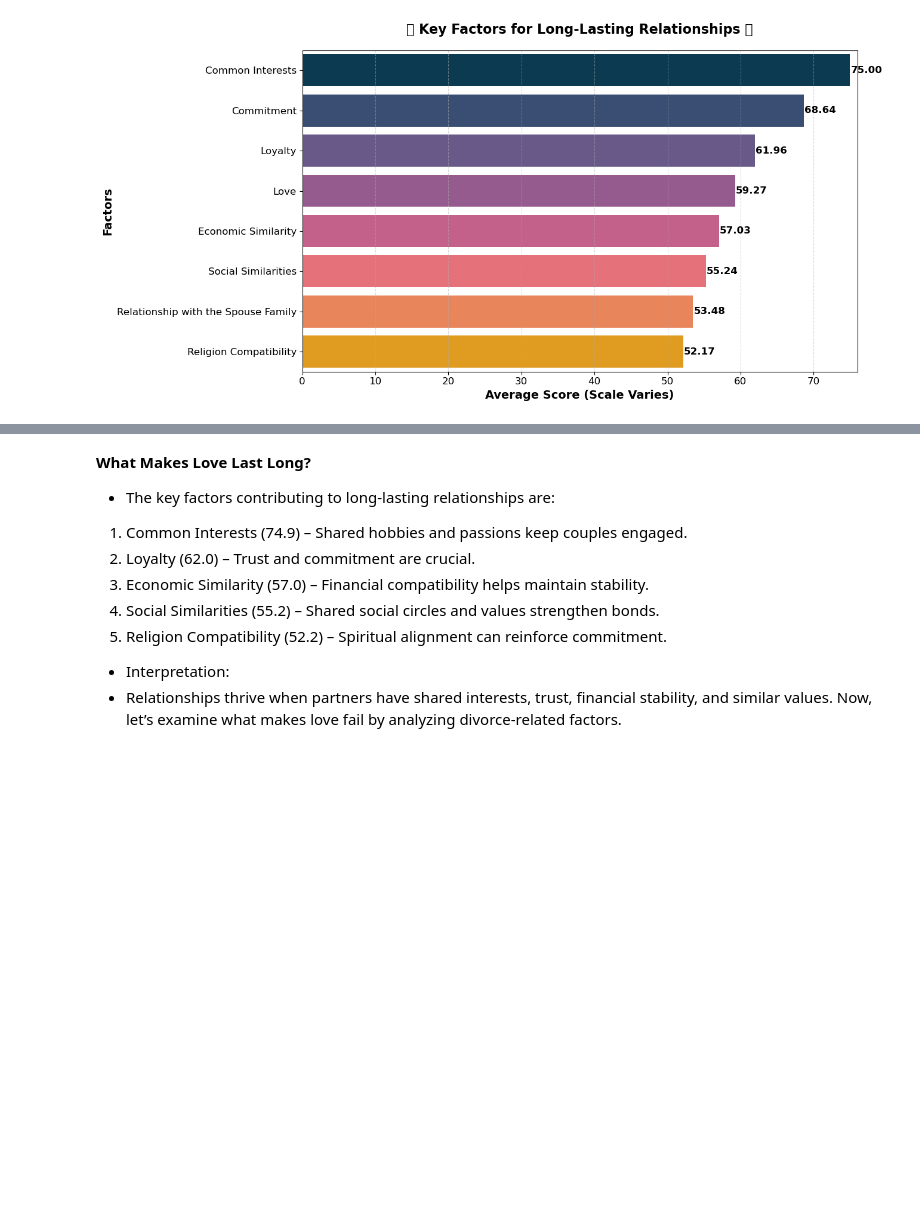
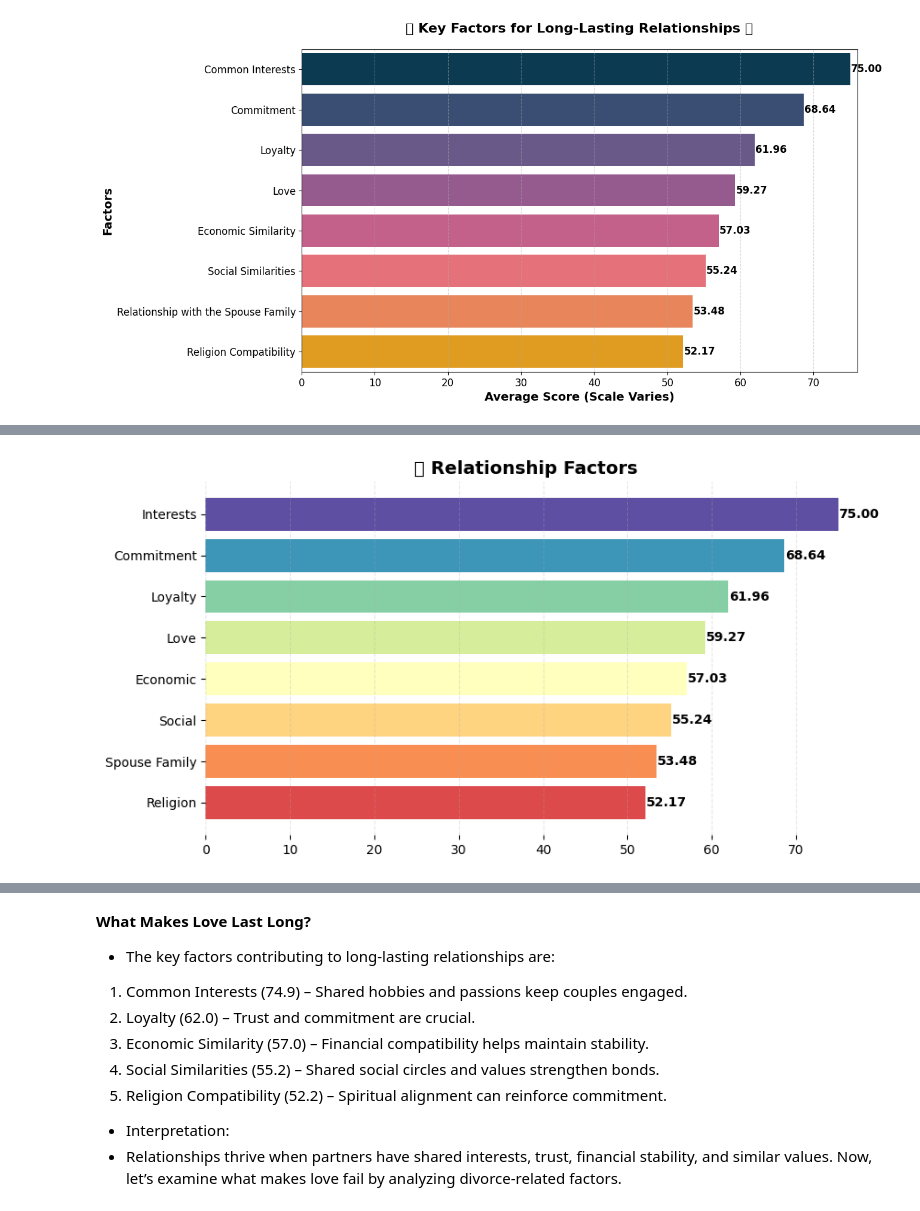
Before and after one commit to VAL-Jerono/HELLO_MATE_, a Jupyter notebook: hm.ipynb, the cells around one changed output, grey strips where cells are left out. Saved outputs shown, nothing was run; the diff lists cells and outputs as text; code cells hidden in the pictures; blank space fills up the shorter version.

```diff
--- a/hm.ipynb
+++ b/hm.ipynb
@@ -500,0 +529,46 @@ plt.show()
+# %%
+from matplotlib.colors import ListedColormap
+import seaborn as sns
+import matplotlib.pyplot as plt
+
+# Short labels mapping
+short_names = {
+    "Common Interests": "Interests",
+    "Loyalty": "Loyalty",
+    "Religion Compatibility": "Religion",
+    "Social Similarities": "Social",
+    "Economic Similarity": "Economic",
+    "Love": "Love",
+    "Commitment": "Commitment",
+    "Relationship with the Spouse Family": "Spouse Family"
+}
+
+# Apply shorter names
+avg_scores_short = avg_scores.rename(index=short_names)
+
+# Gradient palette
+grad_colors = sns.color_palette("Spectral", as_cmap=True)
+
+# Plot
+plt.figure(figsize=(9,5))
+bars = plt.barh(
+    avg_scores_short.index,
+    avg_scores_short.values,
+    color=grad_colors(avg_scores_short.rank(pct=True))
+)
+
+# Labels on bars
+for i, v in enumerate(avg_scores_short.values):
+    plt.text(v + 0.05, i, f"{v:.2f}", va="center", fontsize=10, weight='bold')
+
+# Style
+plt.title("💖 Relationship Factors", fontsize=14, weight="bold")
+plt.xlabel("")
+plt.ylabel("")
+sns.despine(left=True, bottom=True)
+plt.grid(axis="x", linestyle="--", alpha=0.3)
+plt.xlim(0, max(avg_scores_short.values) + 1)
+
+plt.show()
+# %% [output]
+[figure, added]
```
Also changed, not shown: parts of 7 cells of this notebook, 13 other files.
